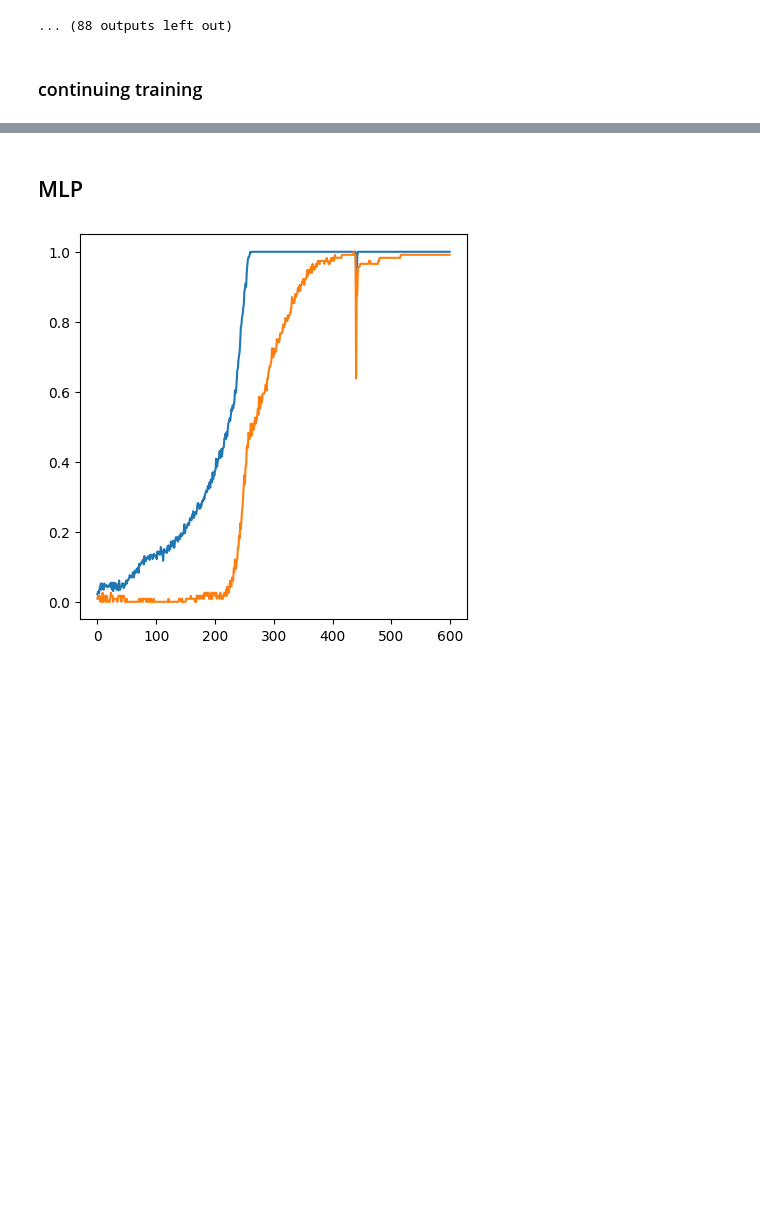
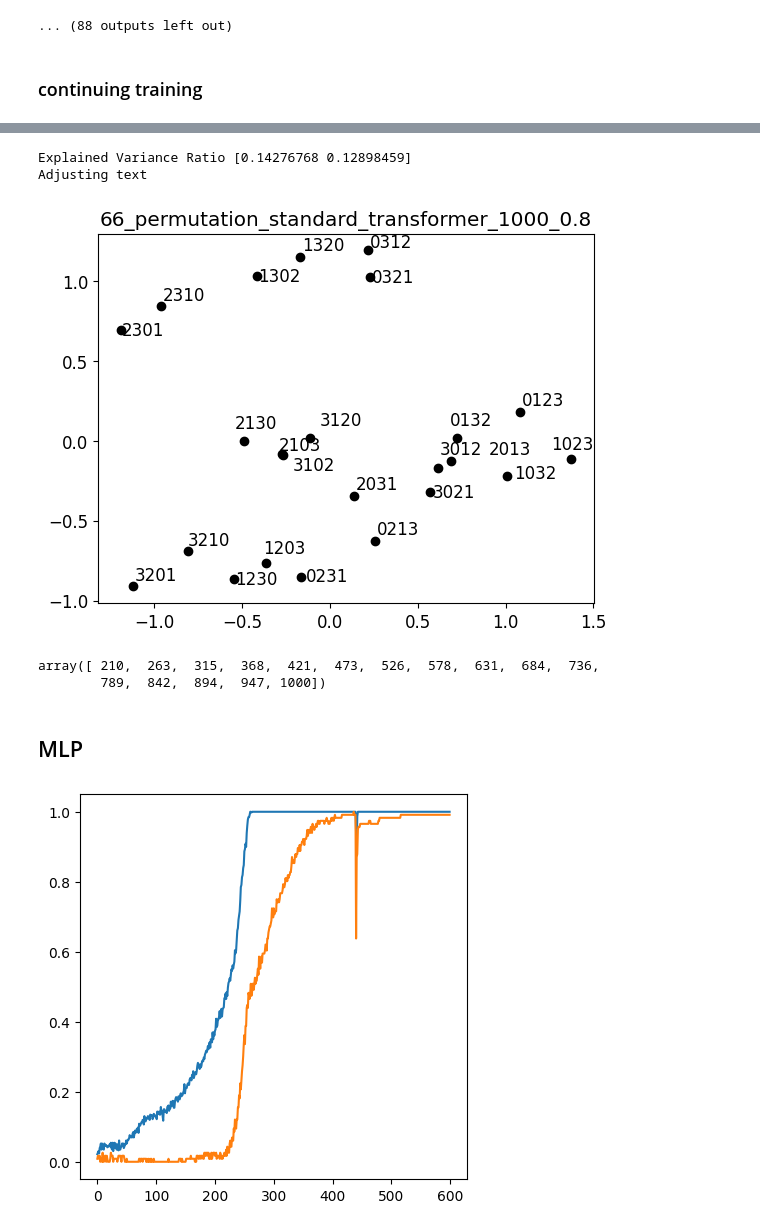
Before and after one commit to maxwellmg/grow-crystals-distance-experiments, a Jupyter notebook: notebooks/permutation_group.ipynb, the cells around one changed output, grey strips where cells are left out. Cells and saved outputs as stored; diff of their text form; code cells hidden in the pictures; blank space fills up the shorter version.

```diff
--- a/notebooks/permutation_group.ipynb
+++ b/notebooks/permutation_group.ipynb
@@ -65,0 +136,20 @@ torch.save(model.state_dict(), f"../results/{seed}_{data_id}_{model_id}_{data_si
+# %%
+device='cpu'
+data_size = 1000
+train_ratio=0.8
+seed=66
+data_id = "permutation"
+model_id = "standard_transformer"
+# %%
+model = load_model_from_file(model_id, data_id)
+# %%
+perms = list(itertools.permutations(range(4)))
+perm_dict = dict(enumerate(perms))
+perm_vals = ["".join(np.array(perm_dict[i]).astype(str)) for i in range(len(perm_dict))]
+new_perm_dict = dict(zip(perm_dict.keys(), perm_vals))
+# %%
+visualize_embedding(model.embedding.weight.cpu() if 'transformer' in model_id else model.embedding.cpu(), title=f"{seed}_{data_id}_{model_id}_{data_size}_{train_ratio}", save_path=f"../results/emb_{seed}_{data_id}_{model_id}_{data_size}_{train_ratio}.png", dict_level = new_perm_dict, adjust_overlapping_text=True, color_dict=False)
+# %% [output]
+Explained Variance Ratio [0.14276768 0.12898459]
+Adjusting text
+[figure, added]
@@ -66,3 +158,8 @@ torch.save(model.state_dict(), f"../results/{seed}_{data_id}_{model_id}_{data_si
+# %%
+np.linspace(0, 1000, 20, dtype=int)[4:]
+# %% [output]
+array([ 210,  263,  315,  368,  421,  473,  526,  578,  631,  684,  736,
+        789,  842,  894,  947, 1000])
 # %% [markdown]
 ## MLP
 # %%
```
Also changed, not shown: parts of 14 cells of this notebook, 11 other files.
